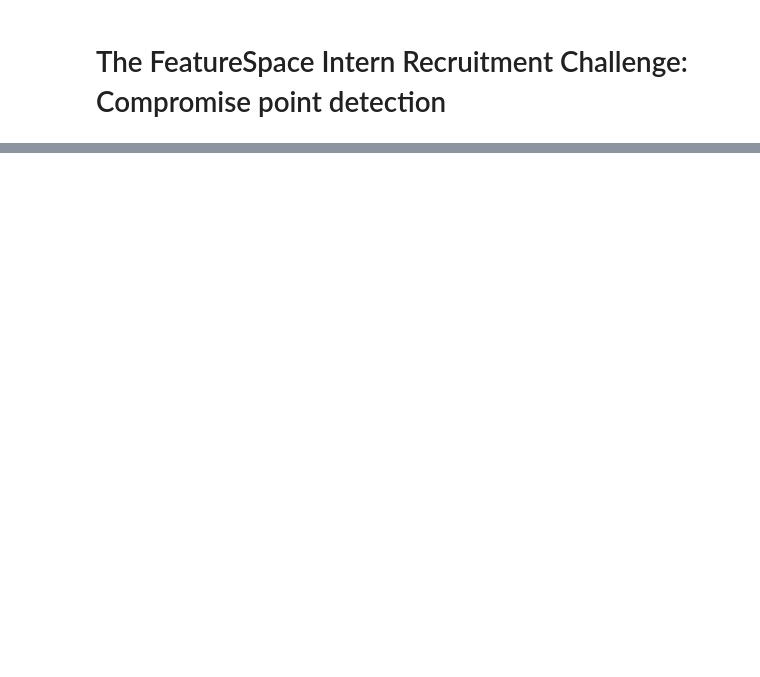
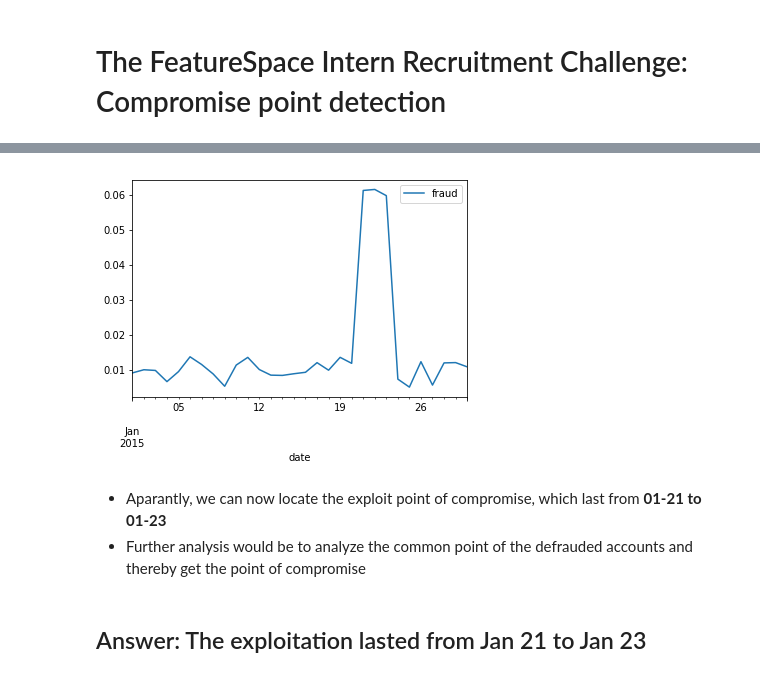
Before and after one commit to HANDSOMEJACKANDY/Point-of-Compromise-Detection, a Jupyter notebook: Data_Visualizer.ipynb, the cells around one changed output, grey strips where cells are left out. Drawn from its saved outputs; the diff is of its cells as text; code cells hidden in the pictures; blank space fills up the shorter version.

```diff
--- a/Data_Visualizer.ipynb
+++ b/Data_Visualizer.ipynb
@@ -36 +18,15 @@ raw_data
+# %%
+'''Do data preprocessing'''
+# read raw data
+raw_data = pd.read_csv("input.csv")
+
+# convert date data to formal format
+raw_data['date'] = pd.to_datetime(raw_data['date'])
+
+# convert account and merchant into no.'s
+raw_data.loc[:, ['merchant', 'account']] = raw_data.loc[:, ['merchant', 'account']].applymap(lambda x: int(x[1:]))
+
+# Gather names of merchants and accounts
+merchants = set(raw_data['merchant'])
+accounts = set(raw_data['account'])
 # %% [markdown]
@@ -109,0 +35,13 @@ for merchant in merchant_set:
+# %%
+# get overall fraud rate on each day
+fraud_col = raw_data.groupby(by='date')['fraud']
+fraud_rate_by_date = df(fraud_col.apply(lambda x: (x==True).sum() / float(len(x))))
+fraud_rate_by_date.plot()
+plt.show()
+# %% [output]
+[figure, added]
+# %% [markdown]
+* Aparantly, we can now locate the exploit point of compromise, which last from __01-21 to 01-23__
+* Further analysis would be to analyze the common point of the defrauded accounts and thereby get the point of compromise
+# %% [markdown]
+## Answer: The exploitation lasted from Jan 21 to Jan 23
```
Also changed, not shown: parts of 28 cells of this notebook, 1 other file.
